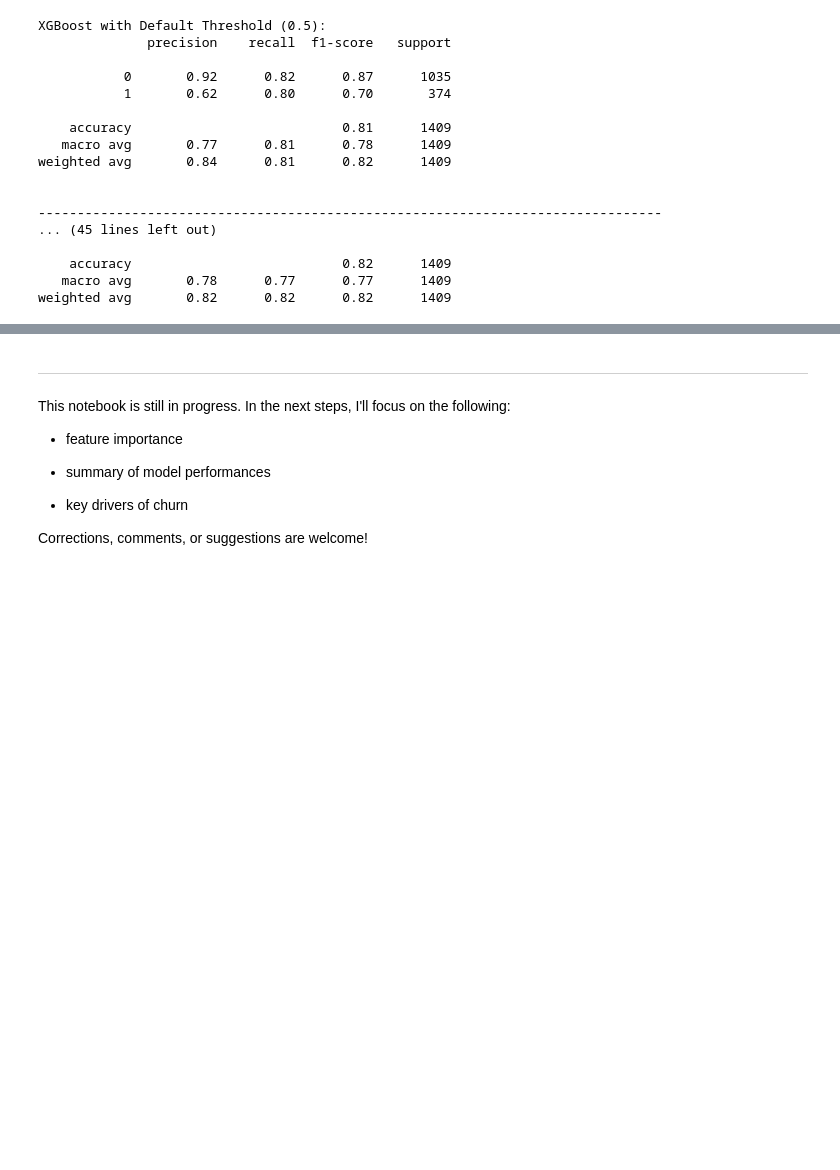
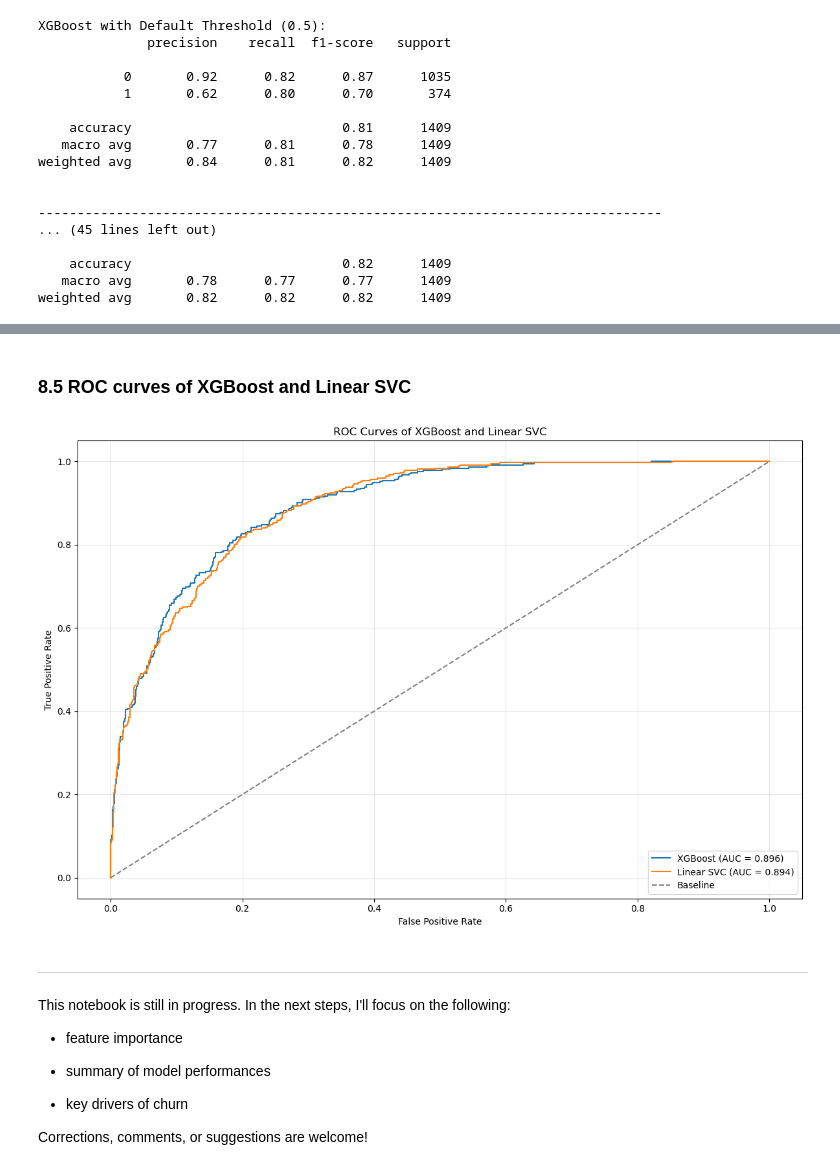
Before and after one commit to seckinadali/telco-churn-prediction, a Jupyter notebook: notebooks/03_modeling_and_evaluation.ipynb, the cells around one changed output, grey strips where cells are left out. Cells and saved outputs as stored; diff of their text form; code cells hidden in the pictures; blank space fills up the shorter version.

```diff
--- a/notebooks/03_modeling_and_evaluation.ipynb
+++ b/notebooks/03_modeling_and_evaluation.ipynb
@@ -1452,3 +1514,33 @@ weighted avg       0.82      0.82      0.82      1409
+# %% [markdown]
+### 8.5 ROC curves of XGBoost and Linear SVC
+# %%
+# Plot ROC curves for both models
+plt.figure(figsize=(12, 8))
+
+# XGBoost ROC curve
+fpr_xgb, tpr_xgb, _ = roc_curve(y_test, y_test_prob_xgb)
+roc_auc_xgb = auc(fpr_xgb, tpr_xgb)
+plt.plot(fpr_xgb, tpr_xgb,
+         label=f'XGBoost (AUC = {roc_auc_xgb:.3f})')
+
+# Linear SVC ROC curve
+fpr_svc, tpr_svc, _ = roc_curve(y_test, svc_decision_scores)
+roc_auc_svc = auc(fpr_svc, tpr_svc)
+plt.plot(fpr_svc, tpr_svc,
+         label=f'Linear SVC (AUC = {roc_auc_svc:.3f})')
+
+# Plot baseline
+plt.plot([0, 1], [0, 1], color='gray', linestyle='--', label='Baseline')
+
+plt.xlabel('False Positive Rate')
+plt.ylabel('True Positive Rate')
+plt.title("ROC Curves of XGBoost and Linear SVC")
+plt.legend(loc="lower right")
+plt.grid(alpha=0.3)
+plt.tight_layout()
+plt.show()
+# %% [output]
+[figure, added]
 # %% [markdown]
 ---
 
```
Also changed, not shown: parts of 2 cells of this notebook.
